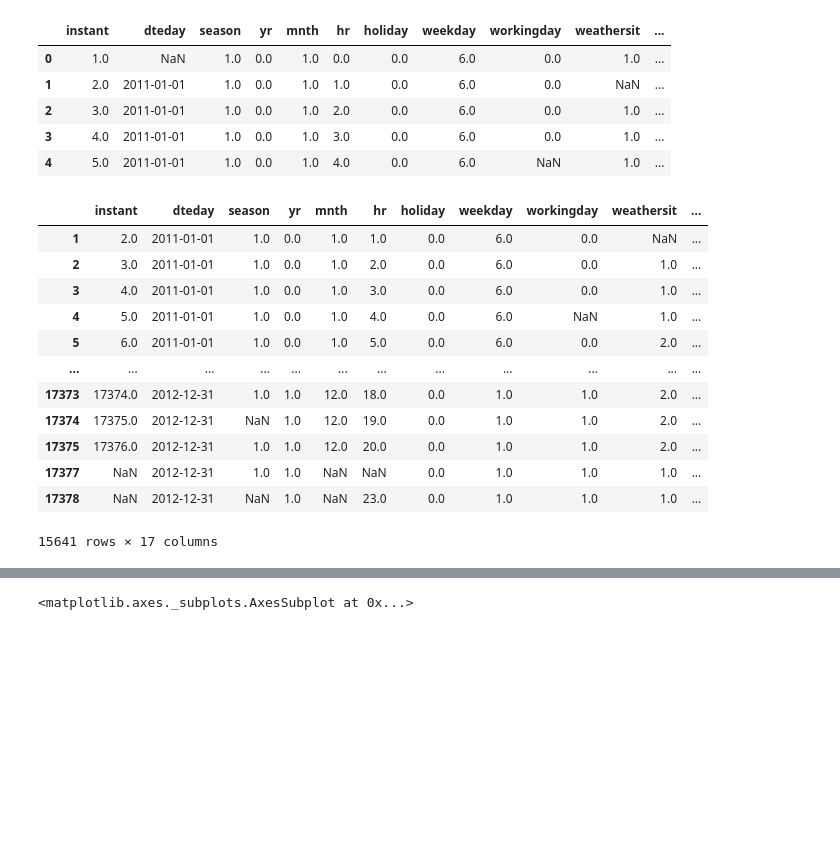
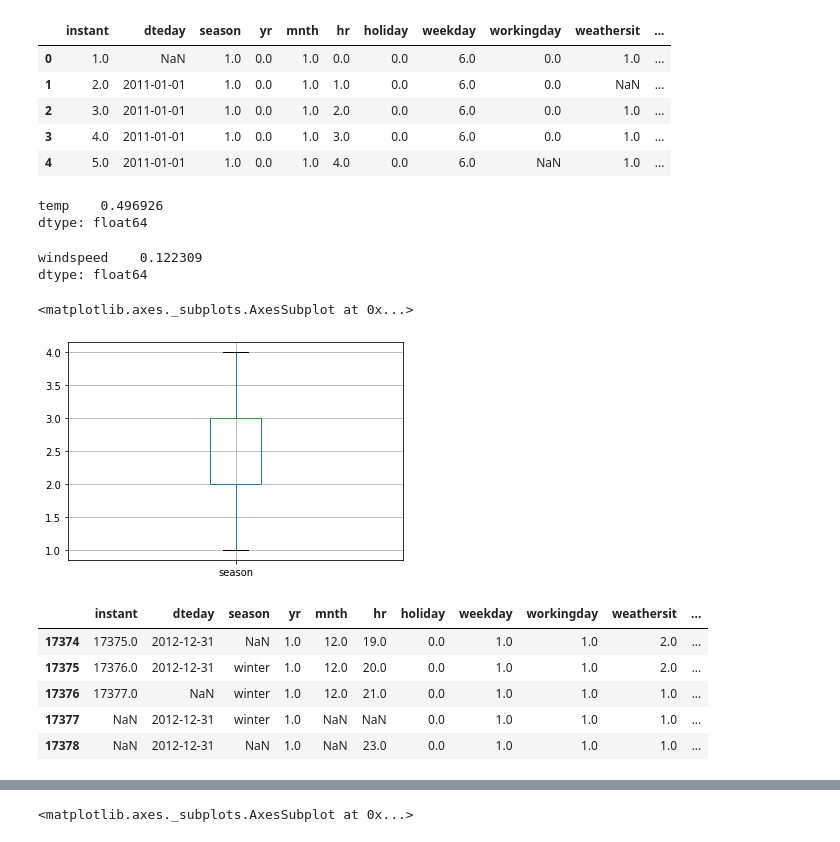
Before and after one commit to itimes-digital/Bootcamp-Analista-de-Machine-Learning-IGTI, a Jupyter notebook: desafio_modulo_01.ipynb, the cells around one changed output, grey strips where cells are left out. Drawn from its saved outputs; the diff is of its cells as text; code cells hidden in the pictures; blank space fills up the shorter version.

```diff
--- a/desafio_modulo_01.ipynb
+++ b/desafio_modulo_01.ipynb
@@ -79,19 +79,32 @@ base.head()
 # %%
 # Elimina as linhas com NAN de uma coluna especificada e atualiza o dataset
 base.dropna(subset = ["dteday"], inplace=True)
+# %%
+base[['temp']].mean()
+# %% [output]
+temp    0.496926
+dtype: float64
+# %%
+base[['windspeed']].std()
+# %% [output]
+windspeed    0.122309
+dtype: float64
+# %%
+base[["season"]].boxplot()
+# %% [output]
+<matplotlib.axes._subplots.AxesSubplot at 0x...>
+[figure, added]
+# %%
+base.loc[base.season == 1, 'season'] = 'winter'
+base.loc[base.season == 2, 'season'] = 'spring'
+base.loc[base.season == 3, 'season'] = 'summer'
+base.loc[base.season == 4, 'season'] = 'fall'
 # %%
-base
+base.tail()
 # %% [output]
 |  | instant | dteday | season | yr | mnth | hr | holiday | weekday | workingday | weathersit | ... |
-| 1 | 2.0 | 2011-01-01 | 1.0 | 0.0 | 1.0 | 1.0 | 0.0 | 6.0 | 0.0 | NaN | ... |
-| 2 | 3.0 | 2011-01-01 | 1.0 | 0.0 | 1.0 | 2.0 | 0.0 | 6.0 | 0.0 | 1.0 | ... |
-| 3 | 4.0 | 2011-01-01 | 1.0 | 0.0 | 1.0 | 3.0 | 0.0 | 6.0 | 0.0 | 1.0 | ... |
-| 4 | 5.0 | 2011-01-01 | 1.0 | 0.0 | 1.0 | 4.0 | 0.0 | 6.0 | NaN | 1.0 | ... |
-| 5 | 6.0 | 2011-01-01 | 1.0 | 0.0 | 1.0 | 5.0 | 0.0 | 6.0 | 0.0 | 2.0 | ... |
-| ... | ... | ... | ... | ... | ... | ... | ... | ... | ... | ... | ... |
-| 17373 | 17374.0 | 2012-12-31 | 1.0 | 1.0 | 12.0 | 18.0 | 0.0 | 1.0 | 1.0 | 2.0 | ... |
 | 17374 | 17375.0 | 2012-12-31 | NaN | 1.0 | 12.0 | 19.0 | 0.0 | 1.0 | 1.0 | 2.0 | ... |
-| 17375 | 17376.0 | 2012-12-31 | 1.0 | 1.0 | 12.0 | 20.0 | 0.0 | 1.0 | 1.0 | 2.0 | ... |
-| 17377 | NaN | 2012-12-31 | 1.0 | 1.0 | NaN | NaN | 0.0 | 1.0 | 1.0 | 1.0 | ... |
+| 17375 | 17376.0 | 2012-12-31 | winter | 1.0 | 12.0 | 20.0 | 0.0 | 1.0 | 1.0 | 2.0 | ... |
+| 17376 | 17377.0 | NaN | winter | 1.0 | 12.0 | 21.0 | 0.0 | 1.0 | 1.0 | 1.0 | ... |
+| 17377 | NaN | 2012-12-31 | winter | 1.0 | NaN | NaN | 0.0 | 1.0 | 1.0 | 1.0 | ... |
 | 17378 | NaN | 2012-12-31 | NaN | 1.0 | NaN | 23.0 | 0.0 | 1.0 | 1.0 | 1.0 | ... |
-15641 rows × 17 columns
```
Also changed, not shown: parts of 18 cells of this notebook.
